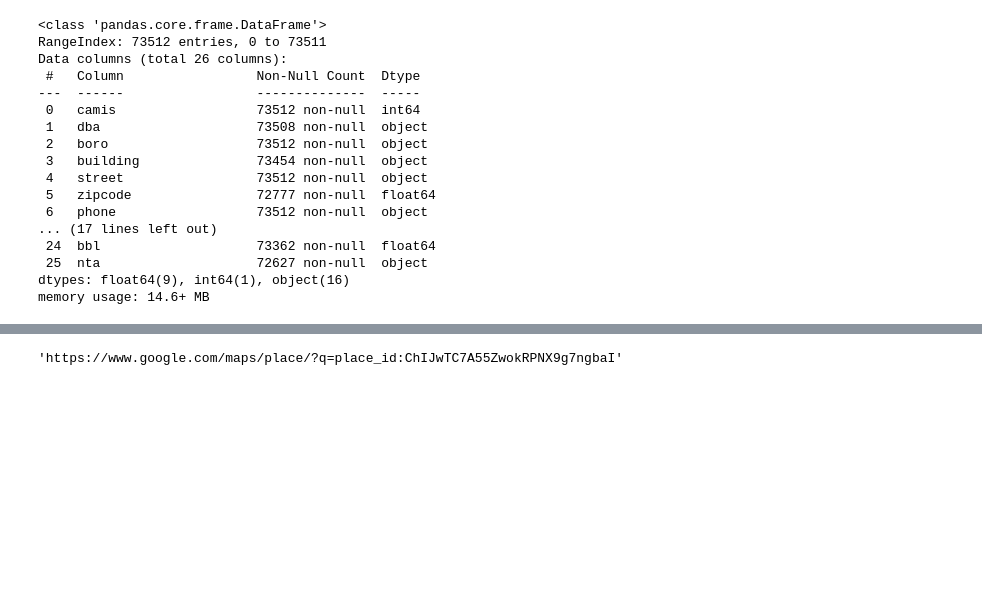
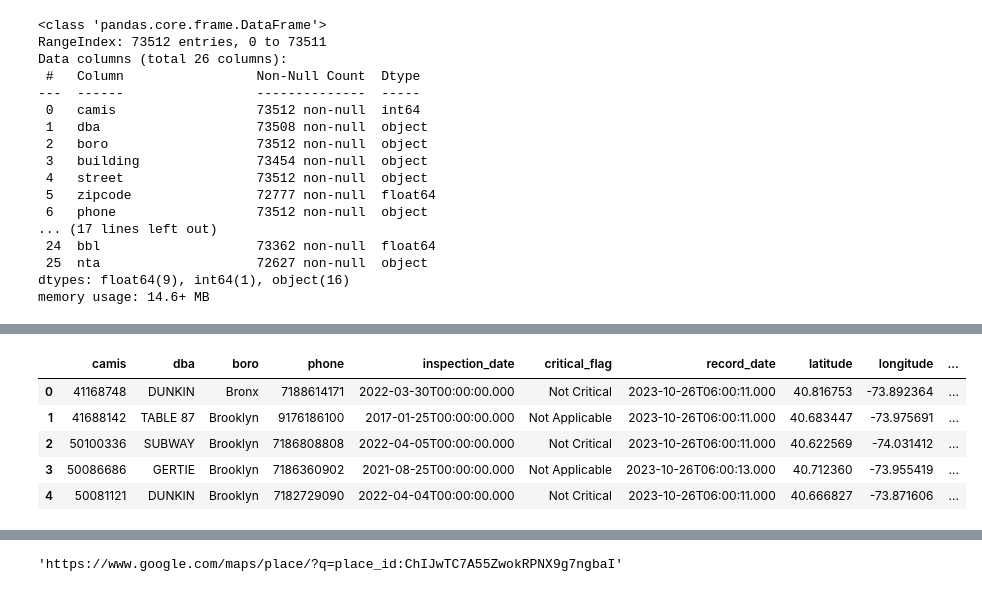
Before and after one commit to Somerville-2023/New-York-health-Inspection-Prediction, a Jupyter notebook: john-folder/john_acquire_g_places.ipynb, the cells around one changed output, grey strips where cells are left out. Drawn from its saved outputs; the diff is of its cells as text; code cells hidden in the pictures; blank space fills up the shorter version.

```diff
--- a/john-folder/john_acquire_g_places.ipynb
+++ b/john-folder/john_acquire_g_places.ipynb
@@ -54,0 +62,11 @@ memory usage: 14.6+ MB
+# %%
+# Assuming inspections_filtered_df is your DataFrame
+inspections_filtered_df['phone'] = inspections_filtered_df['phone'].apply(lambda x: str(int(x)) if not pd.isnull(x) else "")
+inspections_filtered_df.head()
+# %% [output]
+|  | camis | dba | boro | phone | inspection_date | critical_flag | record_date | latitude | longitude | ... |
+| 0 | 41168748 | DUNKIN | Bronx | 7188614171 | 2022-03-30T00:00:00.000 | Not Critical | 2023-10-26T06:00:11.000 | 40.816753 | -73.892364 | ... |
+| 1 | 41688142 | TABLE 87 | Brooklyn | 9176186100 | 2017-01-25T00:00:00.000 | Not Applicable | 2023-10-26T06:00:11.000 | 40.683447 | -73.975691 | ... |
+| 2 | 50100336 | SUBWAY | Brooklyn | 7186808808 | 2022-04-05T00:00:00.000 | Not Critical | 2023-10-26T06:00:11.000 | 40.622569 | -74.031412 | ... |
+| 3 | 50086686 | GERTIE | Brooklyn | 7186360902 | 2021-08-25T00:00:00.000 | Not Applicable | 2023-10-26T06:00:13.000 | 40.712360 | -73.955419 | ... |
+| 4 | 50081121 | DUNKIN | Brooklyn | 7182729090 | 2022-04-04T00:00:00.000 | Not Critical | 2023-10-26T06:00:11.000 | 40.666827 | -73.871606 | ... |
```
Also changed, not shown: parts of 6 cells of this notebook, 2 other files.
